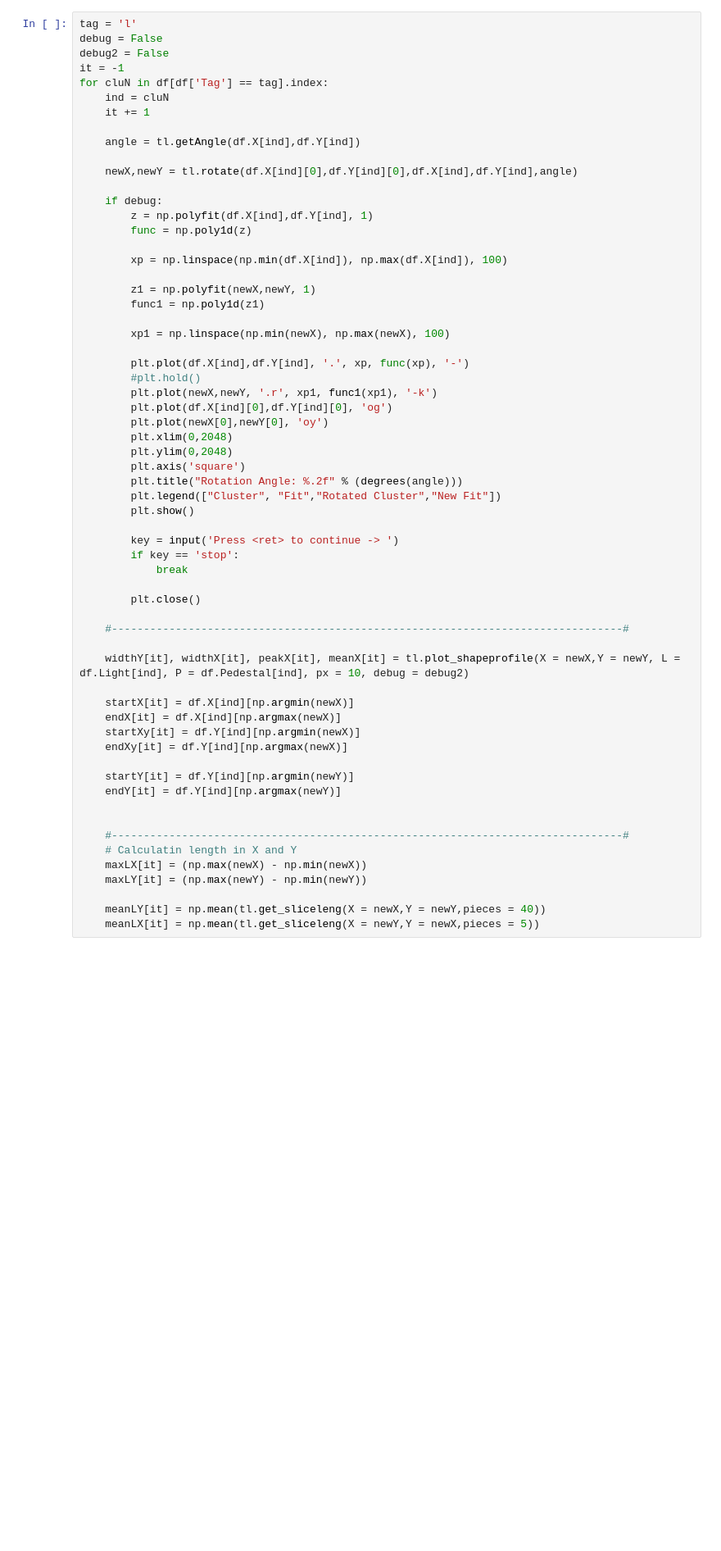
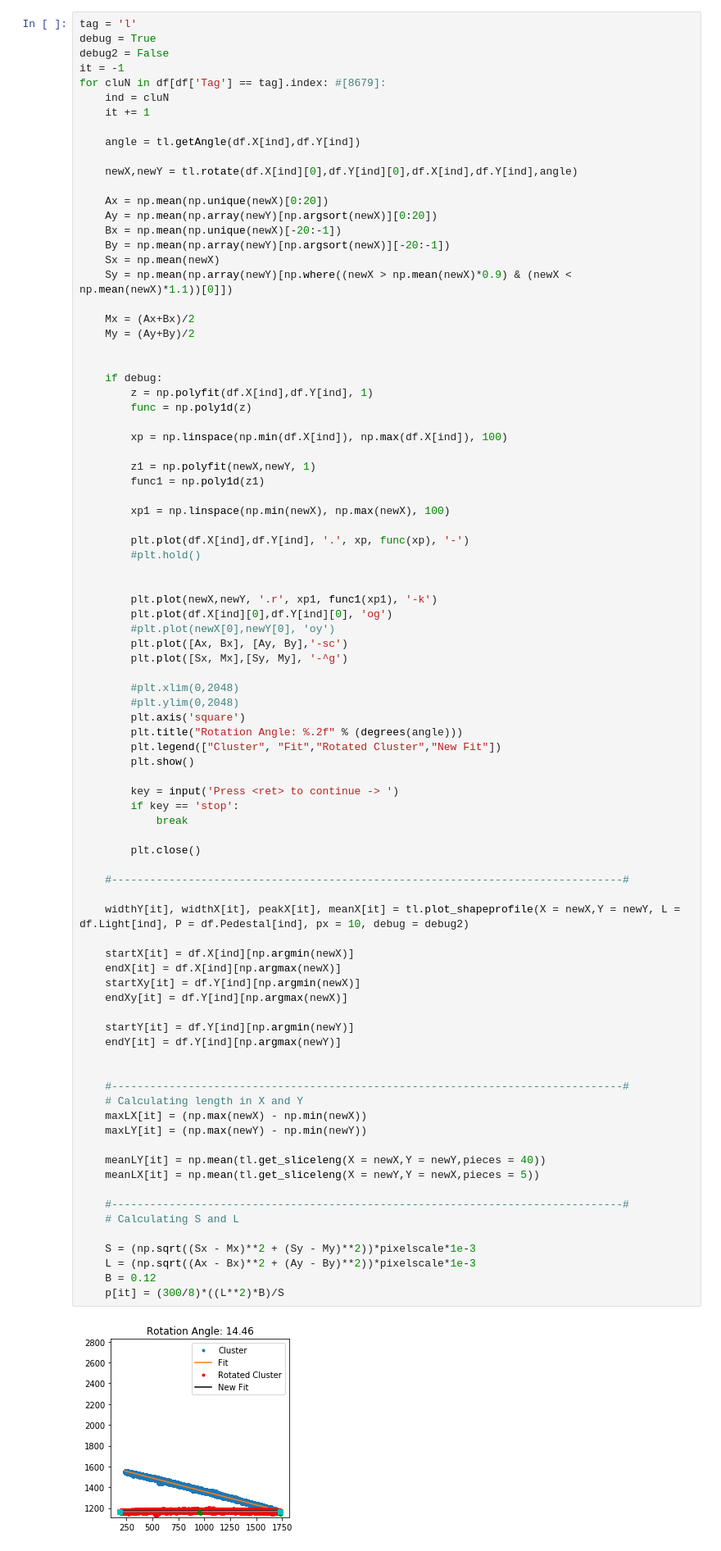
Before and after one commit to igorabritta/cygno, a Jupyter notebook: CreateVariables.ipynb, the cells around one changed output. Shown at 82% size. Drawn from its saved outputs; the diff is of its cells as text; blank space fills up the shorter version.

```diff
--- a/CreateVariables.ipynb
+++ b/CreateVariables.ipynb
@@ -175,16 +195,27 @@ startXy = np.zeros(featuresL.shape[0],dtype=float)
 endXy = np.zeros(featuresL.shape[0],dtype=float)
 # %%
 tag = 'l'
-debug = False
+debug = True
 debug2 = False
 it = -1
-for cluN in df[df['Tag'] == tag].index:
+for cluN in df[df['Tag'] == tag].index: #[8679]:
     ind = cluN
     it += 1
 
     angle = tl.getAngle(df.X[ind],df.Y[ind])
 
     newX,newY = tl.rotate(df.X[ind][0],df.Y[ind][0],df.X[ind],df.Y[ind],angle)
+
+    Ax = np.mean(np.unique(newX)[0:20])
+    Ay = np.mean(np.array(newY)[np.argsort(newX)][0:20])
+    Bx = np.mean(np.unique(newX)[-20:-1])
+    By = np.mean(np.array(newY)[np.argsort(newX)][-20:-1])
+    Sx = np.mean(newX)
+    Sy = np.mean(np.array(newY)[np.where((newX > np.mean(newX)*0.9) & (newX < np.mean(newX)*1.1))[0]])
+
+    Mx = (Ax+Bx)/2
+    My = (Ay+By)/2
+
 
     if debug:
         z = np.polyfit(df.X[ind],df.Y[ind], 1)
@@ -199,39 +230,54 @@ for cluN in df[df['Tag'] == tag].index:
 
         plt.plot(df.X[ind],df.Y[ind], '.', xp, func(xp), '-')
         #plt.hold()
+
+
         plt.plot(newX,newY, '.r', xp1, func1(xp1), '-k')
         plt.plot(df.X[ind][0],df.Y[ind][0], 'og')
-        plt.plot(newX[0],newY[0], 'oy')
-        plt.xlim(0,2048)
-        plt.ylim(0,2048)
+        #plt.plot(newX[0],newY[0], 'oy')
+        plt.plot([Ax, Bx], [Ay, By],'-sc')
+        plt.plot([Sx, Mx],[Sy, My], '-^g')
+
+        #plt.xlim(0,2048)
+        #plt.ylim(0,2048)
         plt.axis('square')
         plt.title("Rotation Angle: %.2f" % (degrees(angle)))
         plt.legend(["Cluster", "Fit","Rotated Cluster","New Fit"])
         plt.show()
 
         key = input('Press <ret> to continue -> ')
         if key == 'stop':
             break
 
         plt.close()
 
     #--------------------------------------------------------------------------------#
 
     widthY[it], widthX[it], peakX[it], meanX[it] = tl.plot_shapeprofile(X = newX,Y = newY, L = df.Light[ind], P = df.Pedestal[ind], px = 10, debug = debug2)
 
     startX[it] = df.X[ind][np.argmin(newX)]
     endX[it] = df.X[ind][np.argmax(newX)]
     startXy[it] = df.Y[ind][np.argmin(newX)]
     endXy[it] = df.Y[ind][np.argmax(newX)]
 
     startY[it] = df.Y[ind][np.argmin(newY)]
     endY[it] = df.Y[ind][np.argmax(newY)]
 
 
     #--------------------------------------------------------------------------------#
-    # Calculatin length in X and Y
+    # Calculating length in X and Y
     maxLX[it] = (np.max(newX) - np.min(newX))
     maxLY[it] = (np.max(newY) - np.min(newY))
 
     meanLY[it] = np.mean(tl.get_sliceleng(X = newX,Y = newY,pieces = 40))
     meanLX[it] = np.mean(tl.get_sliceleng(X = newY,Y = newX,pieces = 5))
+
+    #--------------------------------------------------------------------------------#
+    # Calculating S and L
+
+    S = (np.sqrt((Sx - Mx)**2 + (Sy - My)**2))*pixelscale*1e-3
+    L = (np.sqrt((Ax - Bx)**2 + (Ay - By)**2))*pixelscale*1e-3
+    B = 0.12
+    p[it] = (300/8)*((L**2)*B)/S
+# %% [output]
+[figure, added]
```
Also changed, not shown: parts of 16 cells of this notebook, 2 other files.
